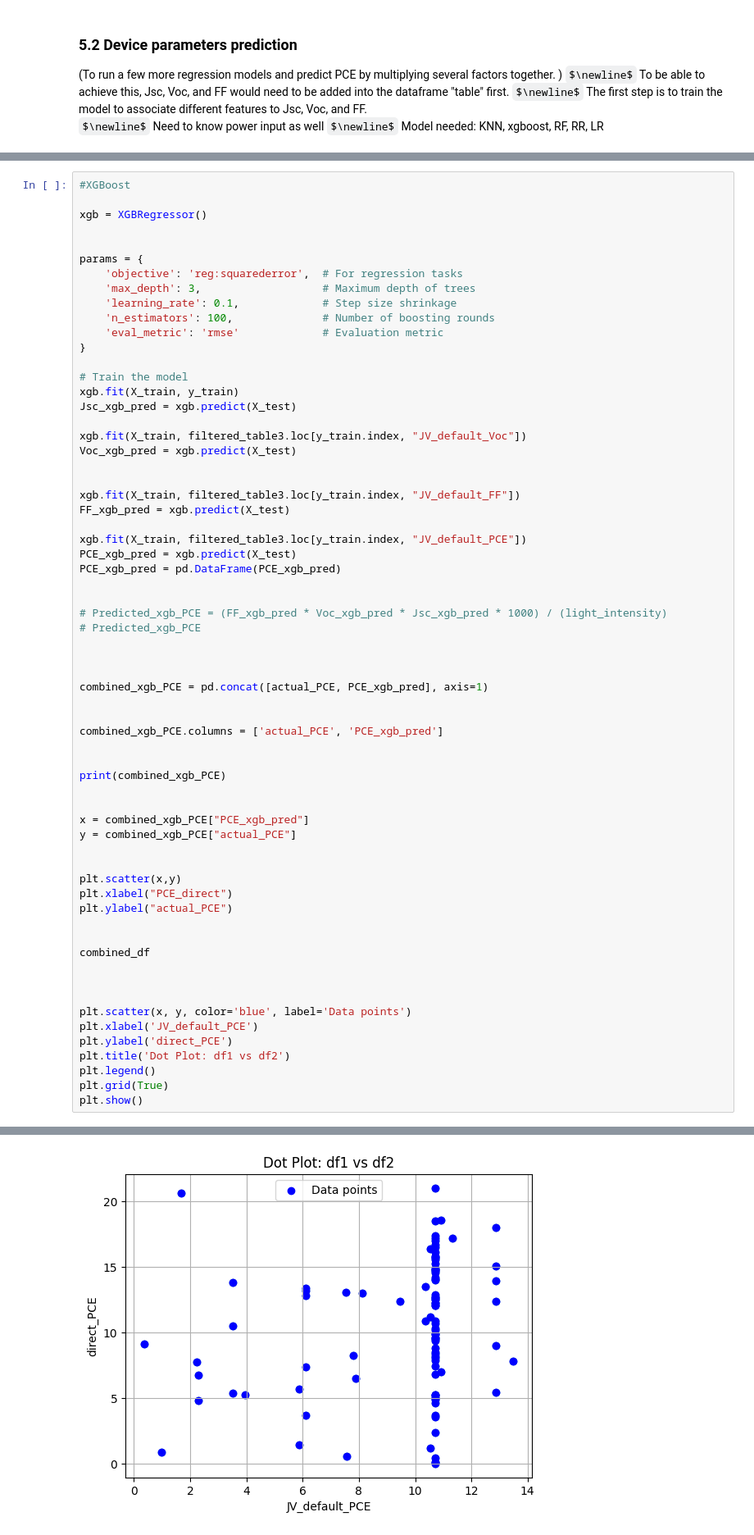
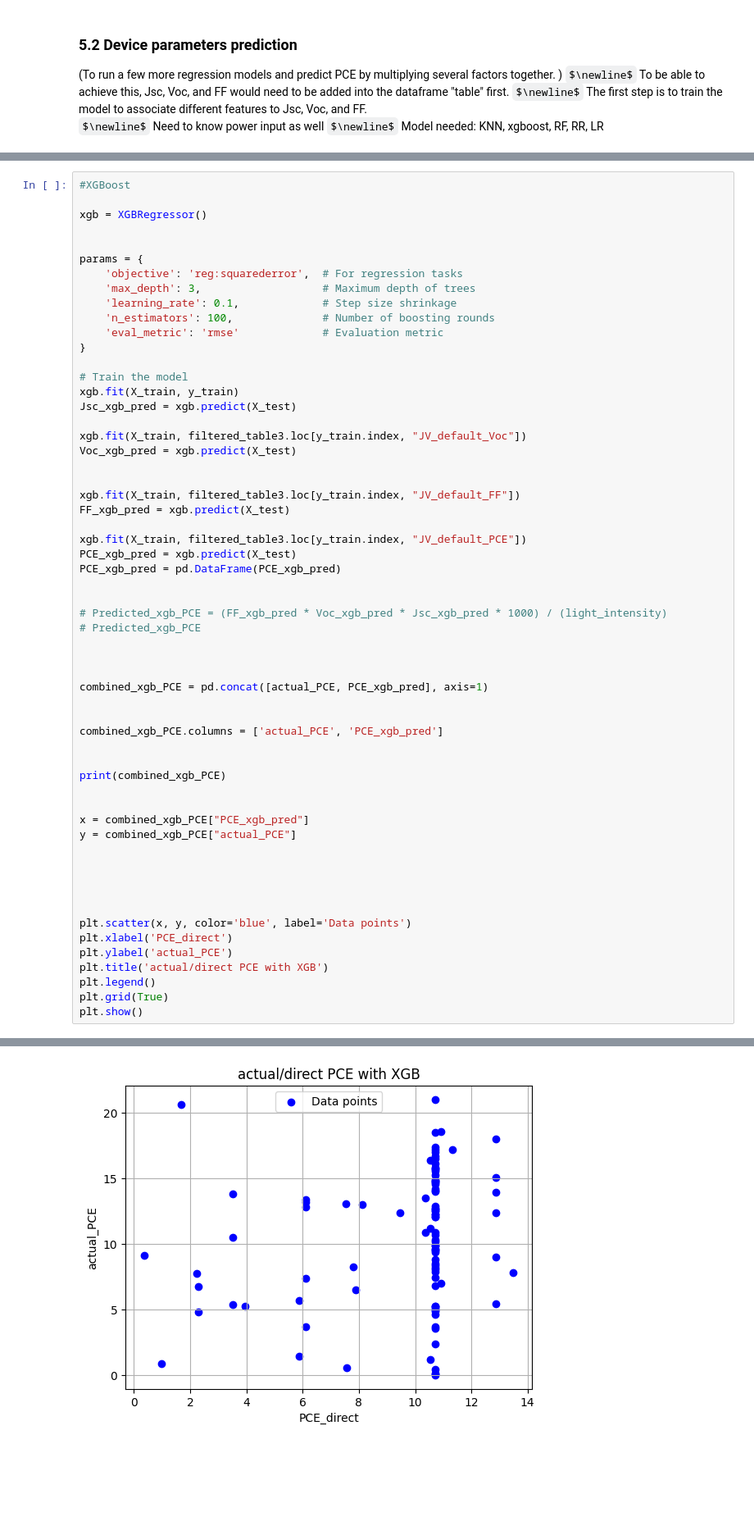
Before and after one commit to drcgreenland/PerovskiteML_project, a Jupyter notebook: replicating.ipynb, the cells around one changed output, grey strips where cells are left out. Shown at 82% size. Saved outputs shown, nothing was run; the diff lists cells and outputs as text; some formulas as TeX source; blank space fills up the shorter version.

Commit message:
added actual vs direct predict pce

```diff
--- a/replicating.ipynb
+++ b/replicating.ipynb
@@ -847,43 +832,37 @@ combined_xgb_PCE.columns = ['actual_PCE', 'PCE_xgb_pred']
 
 print(combined_xgb_PCE)
 
 
 x = combined_xgb_PCE["PCE_xgb_pred"]
 y = combined_xgb_PCE["actual_PCE"]
 
 
-plt.scatter(x,y)
-plt.xlabel("PCE_direct")
-plt.ylabel("actual_PCE")
-
-
-combined_df
 
 
 
 plt.scatter(x, y, color='blue', label='Data points')
-plt.xlabel('JV_default_PCE')
-plt.ylabel('direct_PCE')
-plt.title('Dot Plot: df1 vs df2')
+plt.xlabel('PCE_direct')
+plt.ylabel('actual_PCE')
+plt.title('actual/direct PCE with XGB')
 plt.legend()
 plt.grid(True)
 plt.show()
 # %% [output]
        actual_PCE  PCE_xgb_pred
 13463       19.18           NaN
 1855         1.90           NaN
 23954       19.89           NaN
 33237        9.20           NaN
 6036         9.87           NaN
 ...           ...           ...
 860           NaN      2.049330
 862           NaN     10.724928
 863           NaN     10.724928
 864           NaN     10.724928
 865           NaN     10.724928
 
 [1632 rows x 2 columns]
-[figure, old version]
+[figure, new version]
 # %%
 # Random Forest
 
```
Also changed, not shown: parts of 4 cells of this notebook.
